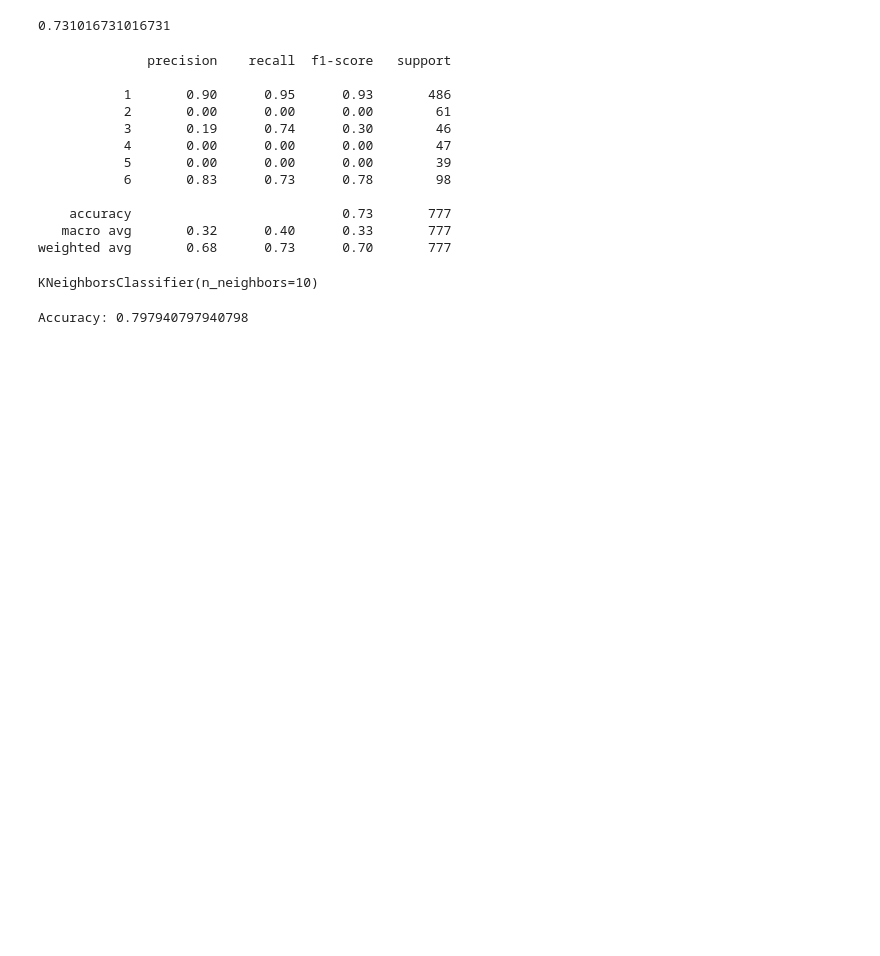
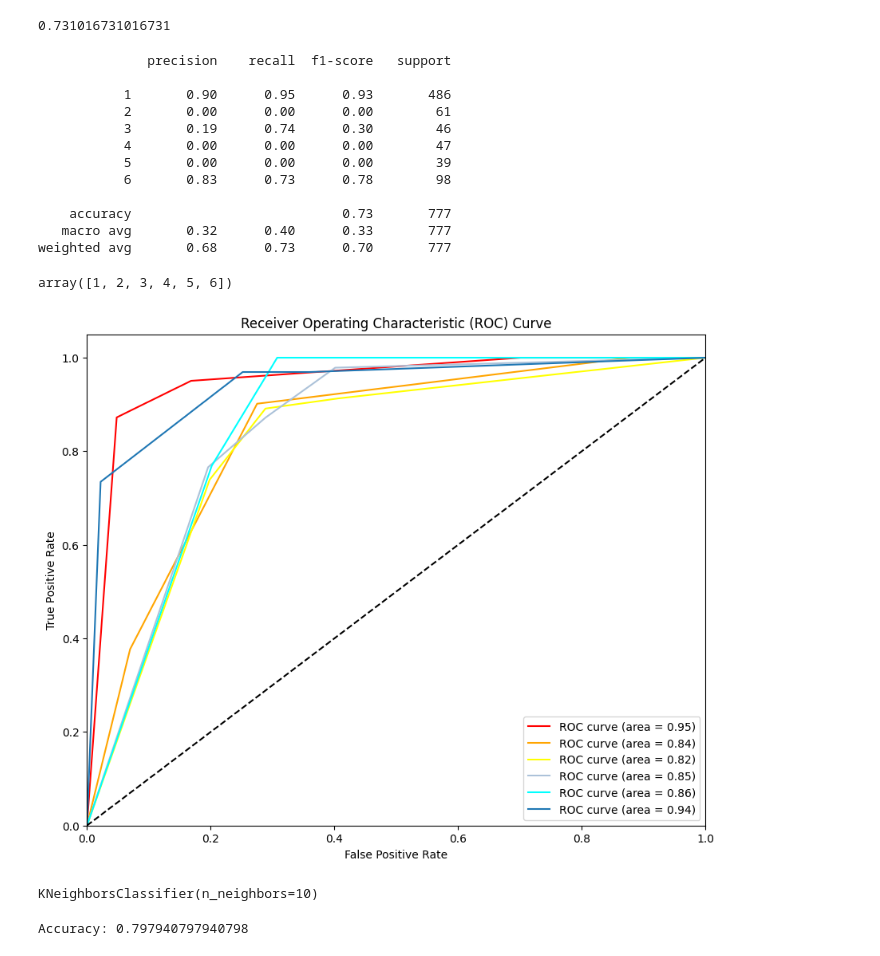
Before and after one commit to Nhunsick/project_3, a Jupyter notebook: Notebooks/julie_workspace.ipynb, the cells around one changed output. Saved outputs shown, nothing was run; the diff lists cells and outputs as text; code cells hidden in the pictures; blank space fills up the shorter version.

Commit message:
added roc graph

```diff
--- a/Notebooks/julie_workspace.ipynb
+++ b/Notebooks/julie_workspace.ipynb
@@ -589,6 +590,49 @@ print(classification_report(y_test, y_pred, target_names=["1", "2", "3", "4", "5
     accuracy                           0.73       777
    macro avg       0.32      0.40      0.33       777
 weighted avg       0.68      0.73      0.70       777
+# %%
+clf.classes_
+# %% [output]
+array([1, 2, 3, 4, 5, 6])
+# %%
+#creating a ROC graph for the Decision Tree model
+
+# Create an instance of the DecisionTreeClassifier
+clf = DecisionTreeClassifier(criterion='gini', max_depth=2, random_state=1234)
+
+# Fit the classifier to the training data
+clf.fit(X_train, y_train)
+
+# Convert the multi-class labels into binary format
+y_test_binary = label_binarize(y_test, classes=clf.classes_)
+
+# Get the predicted probabilities for each class
+y_pred_prob = clf.predict_proba(X_test)
+
+# Compute the false positive rate, true positive rate, and thresholds for each class
+fpr = dict()
+tpr = dict()
+roc_auc = dict()
+for i in range(len(clf.classes_)):
+    fpr[i], tpr[i], _ = roc_curve(y_test_binary[:, i], y_pred_prob[:, i])
+    roc_auc[i] = auc(fpr[i], tpr[i])
+
+# Plot the ROC curve for each class
+plt.figure(figsize=(10, 8))
+colors = ['red', 'orange', 'yellow', '#acc2d9', 'aqua', '#1f77b4']
+for i in range(len(clf.classes_)):
+    plt.plot(fpr[i], tpr[i], color=colors[i], label='ROC curve (area = %0.2f)' % roc_auc[i])
+
+plt.plot([0, 1], [0, 1], color='black', linestyle='--')
+plt.xlim([0.0, 1.0])
+plt.ylim([0.0, 1.05])
+plt.xlabel('False Positive Rate')
+plt.ylabel('True Positive Rate')
+plt.title('Receiver Operating Characteristic (ROC) Curve')
+plt.legend(loc="lower right")
+plt.show()
+# %% [output]
+[figure, added]
 # %%
 #using the same X and y and splitting the dataset above, we are scaling the data
 scaler = MinMaxScaler()
```
Also changed, not shown: parts of 5 cells of this notebook.
